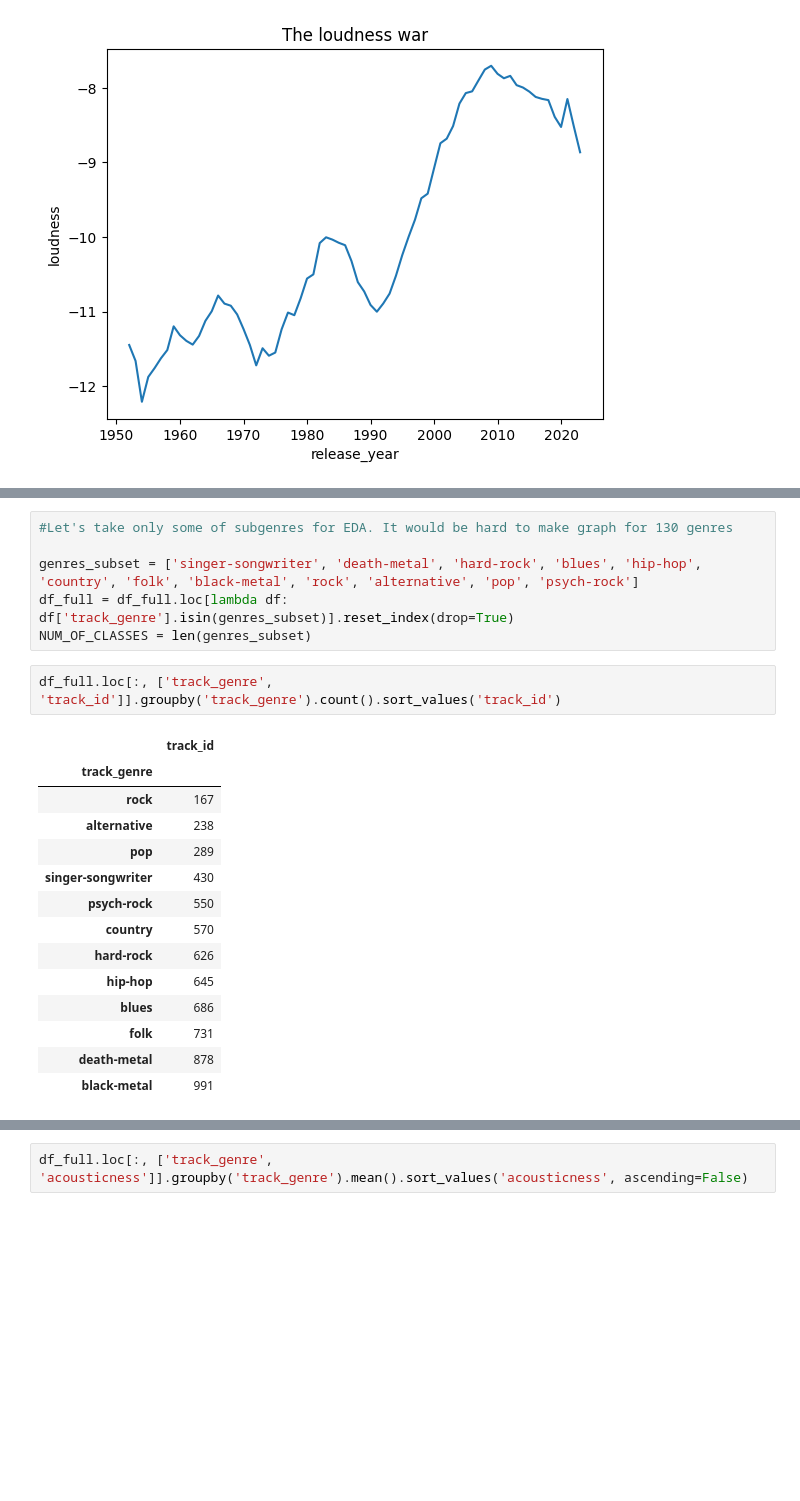
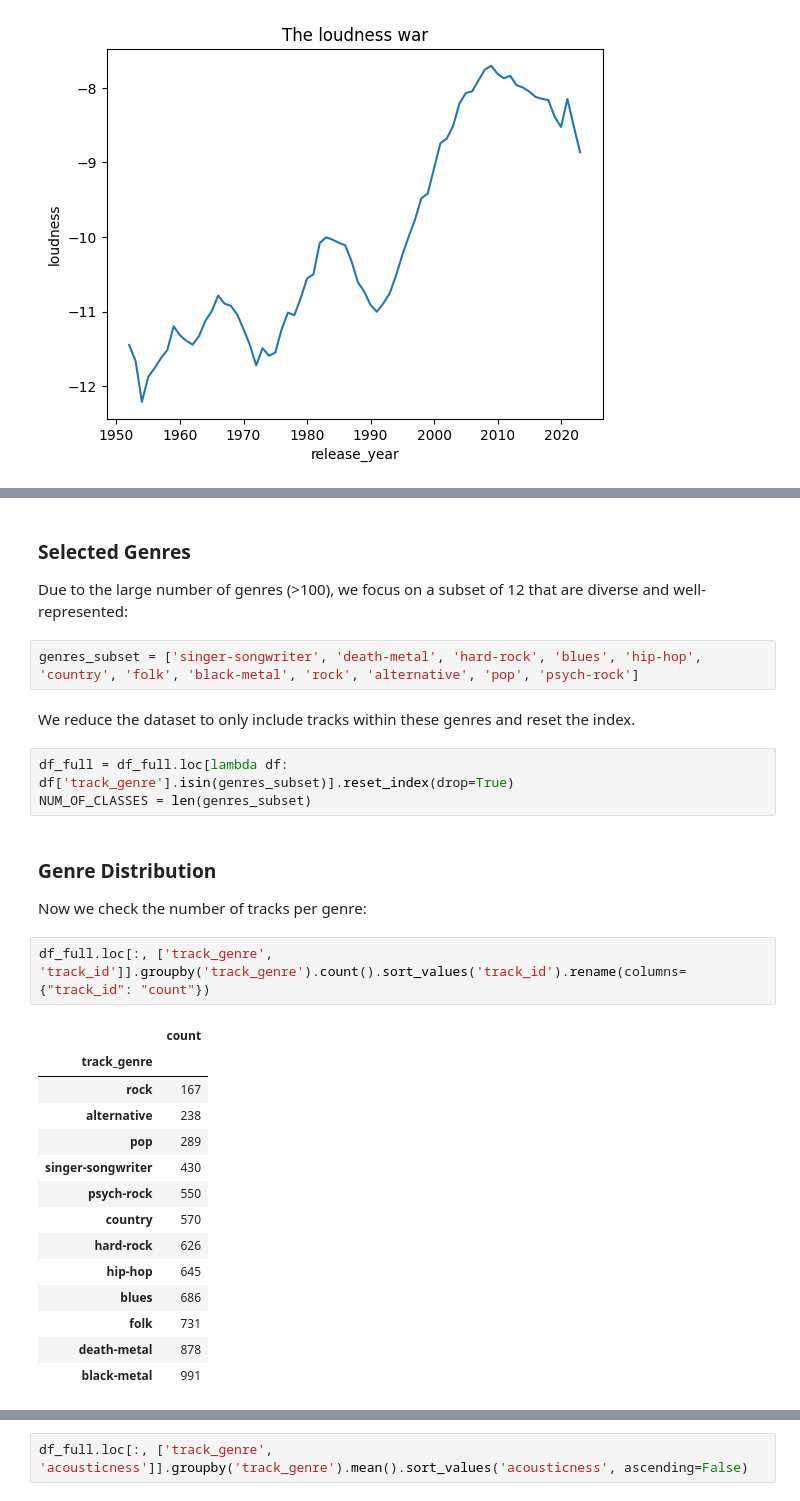
Before and after one commit to jedrek656/Spotify-genre-prediction, a Jupyter notebook: project.ipynb, the cells around one changed output, grey strips where cells are left out. Cells and saved outputs as stored; diff of their text form; blank space fills up the shorter version.

```diff
--- a/project.ipynb
+++ b/project.ipynb
@@ -160,16 +208,23 @@ array(['acoustic', 'afrobeat', 'alt-rock', 'alternative', 'ambient',
        'show-tunes', 'singer-songwriter', 'ska', 'sleep', 'soul',
        'spanish', 'study', 'swedish', 'synth-pop', 'tango', 'techno',
        'trance', 'trip-hop', 'turkish', 'world-music'], dtype=object)
+# %% [markdown]
+### Selected Genres
+Due to the large number of genres (>100), we focus on a subset of 12 that are diverse and well-represented:
+# %%
+genres_subset = ['singer-songwriter', 'death-metal', 'hard-rock', 'blues', 'hip-hop', 'country', 'folk', 'black-metal', 'rock', 'alternative', 'pop', 'psych-rock']
+# %% [markdown]
+We reduce the dataset to only include tracks within these genres and reset the index.
 # %%
-#Let's take only some of subgenres for EDA. It would be hard to make graph for 130 genres
-
-genres_subset = ['singer-songwriter', 'death-metal', 'hard-rock', 'blues', 'hip-hop', 'country', 'folk', 'black-metal', 'rock', 'alternative', 'pop', 'psych-rock']
 df_full = df_full.loc[lambda df: df['track_genre'].isin(genres_subset)].reset_index(drop=True)
 NUM_OF_CLASSES = len(genres_subset)
+# %% [markdown]
+### Genre Distribution
+Now we check the number of tracks per genre:
 # %%
-df_full.loc[:, ['track_genre', 'track_id']].groupby('track_genre').count().sort_values('track_id')
+df_full.loc[:, ['track_genre', 'track_id']].groupby('track_genre').count().sort_values('track_id').rename(columns={"track_id": "count"})
 # %% [output]
-|  | track_id |
+|  | count |
 | track_genre |  |
 | rock | 167 |
 | alternative | 238 |
```
Also changed, not shown: parts of 50 cells of this notebook.
